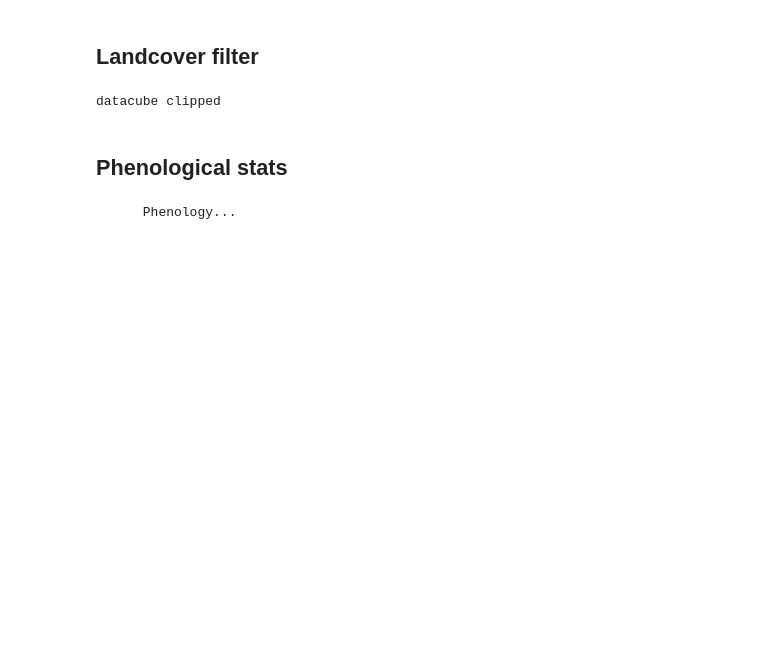
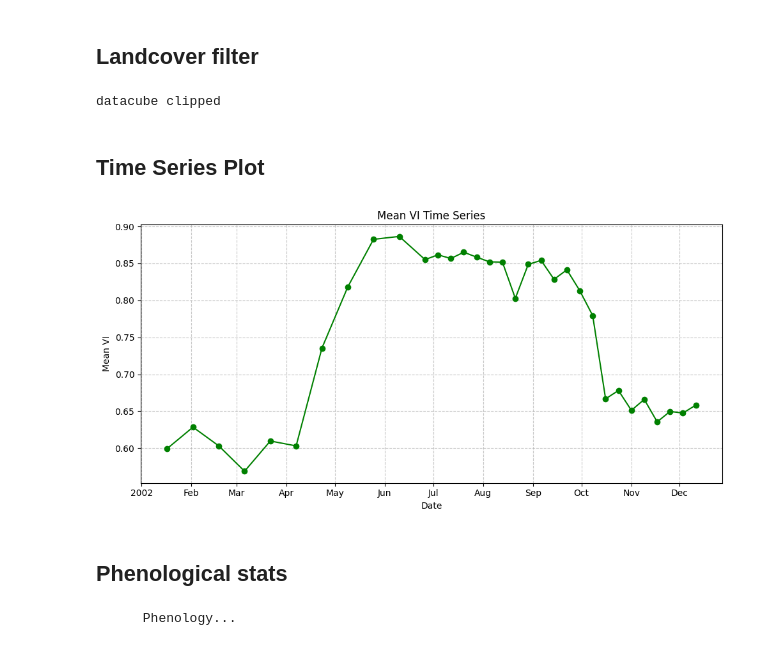
Before and after one commit to milesberberich/RhoenPhenology, a Jupyter notebook: analysis.ipynb, the cells around one changed output. Drawn from its saved outputs; the diff is of its cells as text; code cells hidden in the pictures; blank space fills up the shorter version.

```diff
--- a/analysis.ipynb
+++ b/analysis.ipynb
@@ -10,5 +10,5 @@ from dea_tools.temporal import xr_phenology
 # %% [markdown]
 ## Load MODIS
 # %%
-dc_raw = modis_loader(r"C:\Users\miles\OneDrive\Dokumente\EAGLE SoSe\Linking science\gis\geodata\bioreservat_rhön.geojson", index = "NDVI", datetime="2025-01-01/2025-12-30")
+dc_raw = modis_loader16(r"C:\Users\miles\OneDrive\Dokumente\EAGLE SoSe\Linking science\gis\geodata\bioreservat_rhön.geojson", index = "NDVI", datetime="2002-01-01/2002-12-30")
 # %% [output]
@@ -24,10 +24,16 @@ landcover loaded
 # %% [markdown]
 ## Landcover filter
 # %%
-class_codes = [60, 90]
+class_codes = [60, 70, 90]
 dc = lc_filter(dc_raw, lc, class_codes = class_codes)
 # %% [output]
 datacube clipped
+# %% [markdown]
+## Time Series Plot
+# %%
+timeplot(dc)
+# %% [output]
+[figure, added]
 # %% [markdown]
 ## Phenological stats
 # %%
```
Also changed, not shown: parts of 2 cells of this notebook, 4 other files.
